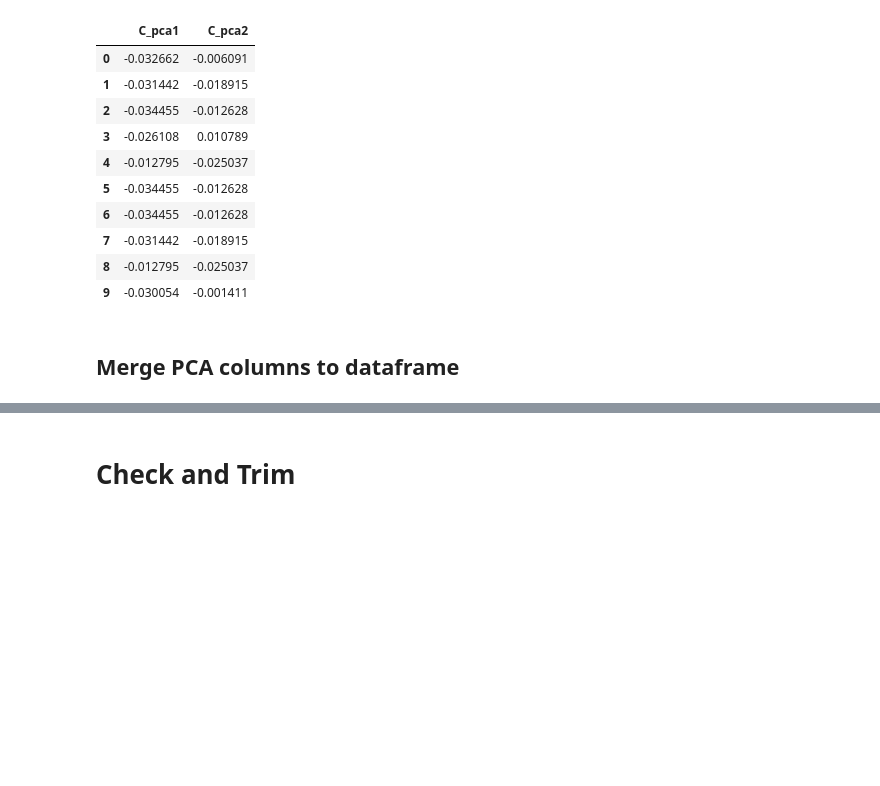
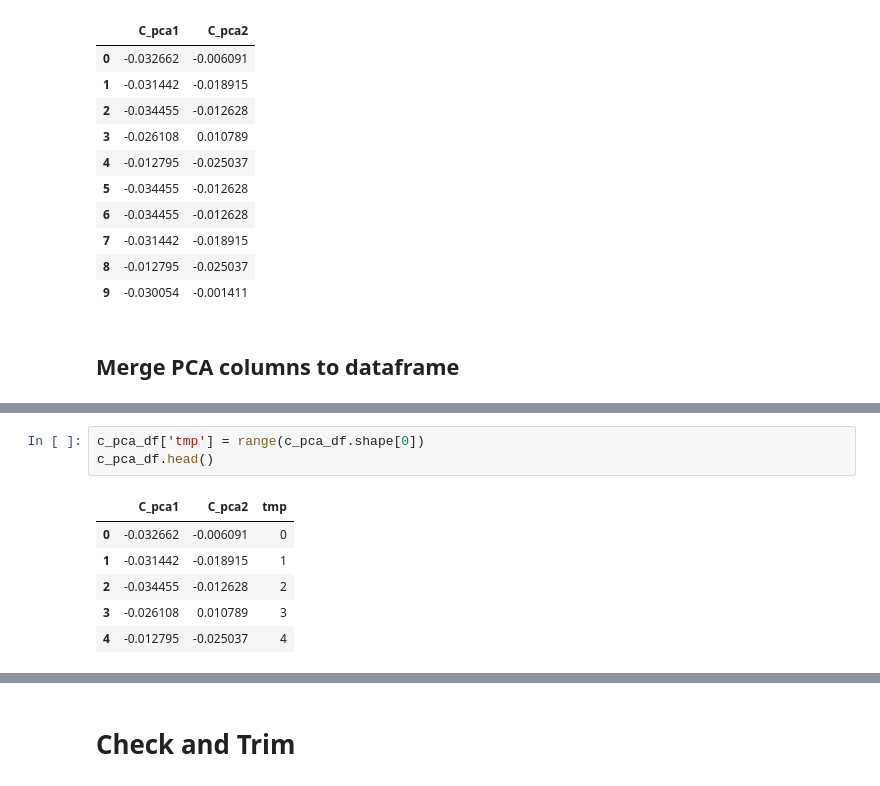
Before and after one commit to hw79chopin/Kaggle_Card_fraud_detection, a Jupyter notebook: esther_workspace/transaction_preproc.ipynb, the cells around one changed output, grey strips where cells are left out. Cells and saved outputs as stored; diff of their text form; blank space fills up the shorter version.

```diff
--- a/esther_workspace/transaction_preproc.ipynb
+++ b/esther_workspace/transaction_preproc.ipynb
@@ -410 +414,11 @@ c_pca_df.head(10)
+# %%
+c_pca_df['tmp'] = range(c_pca_df.shape[0])
+c_pca_df.head()
+# %% [output]
+|  | C_pca1 | C_pca2 | tmp |
+| 0 | -0.032662 | -0.006091 | 0 |
+| 1 | -0.031442 | -0.018915 | 1 |
+| 2 | -0.034455 | -0.012628 | 2 |
+| 3 | -0.026108 | 0.010789 | 3 |
+| 4 | -0.012795 | -0.025037 | 4 |
 # %%
```
Also changed, not shown: parts of 14 cells of this notebook, 6 other files.
